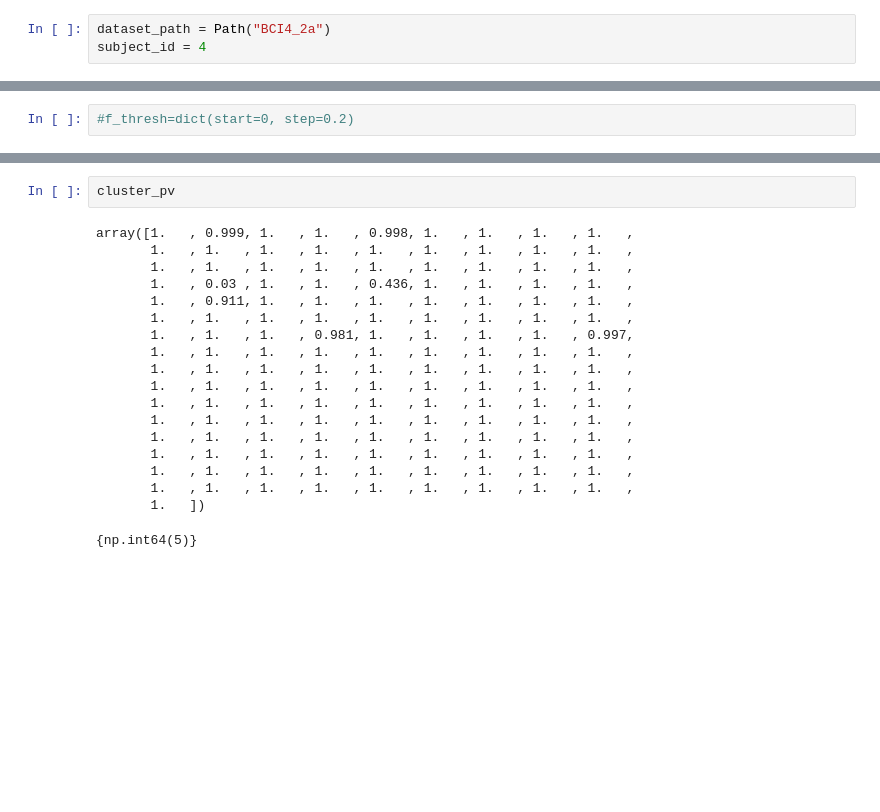
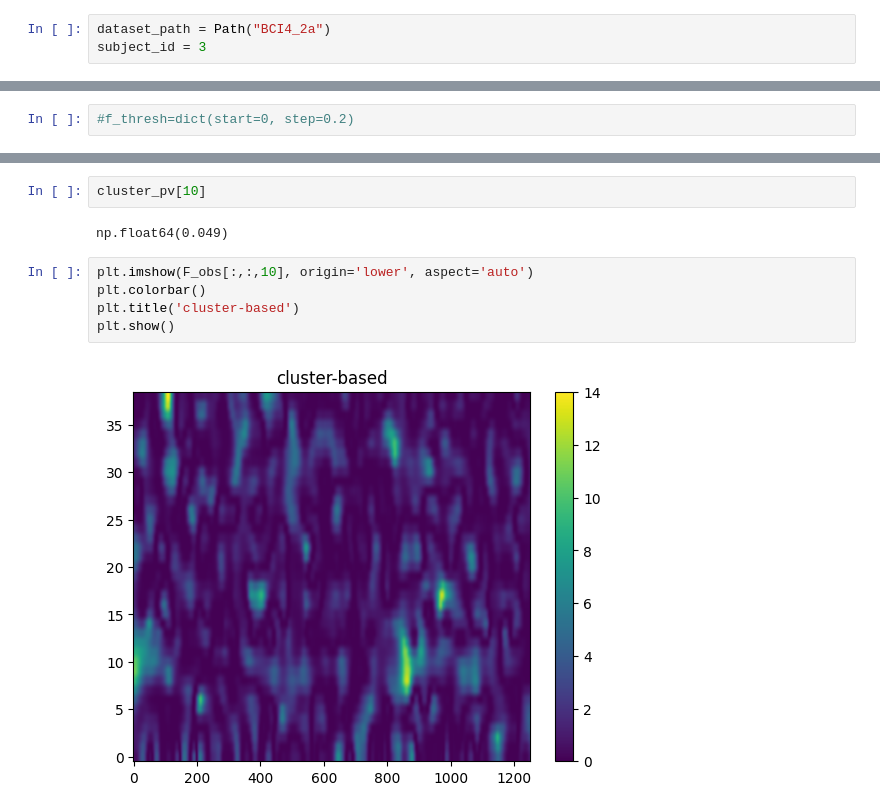
Before and after one commit to Dm1stry/Statistical_Tests, a Jupyter notebook: StatisticalTestingMorle.ipynb, the cells around one changed output, grey strips where cells are left out. Cells and saved outputs as stored; diff of their text form; blank space fills up the shorter version.

```diff
--- a/StatisticalTestingMorle.ipynb
+++ b/StatisticalTestingMorle.ipynb
@@ -9,7 +9,7 @@ from scipy.signal import resample_poly, find_peaks, welch
 from scipy.stats import gaussian_kde
 # %%
 dataset_path = Path("BCI4_2a")
-subject_id = 4
+subject_id = 3
 # %%
 def read_subject_epochs(subject_id: int, dataset_path: Path,
                         is_train: bool = True,
@@ -140,23 +160,11 @@ Found 145 clusters
 # %%
-cluster_pv
+cluster_pv[10]
 # %% [output]
-array([1.   , 0.999, 1.   , 1.   , 0.998, 1.   , 1.   , 1.   , 1.   ,
-       1.   , 1.   , 1.   , 1.   , 1.   , 1.   , 1.   , 1.   , 1.   ,
-       1.   , 1.   , 1.   , 1.   , 1.   , 1.   , 1.   , 1.   , 1.   ,
-       1.   , 0.03 , 1.   , 1.   , 0.436, 1.   , 1.   , 1.   , 1.   ,
-       1.   , 0.911, 1.   , 1.   , 1.   , 1.   , 1.   , 1.   , 1.   ,
-       1.   , 1.   , 1.   , 1.   , 1.   , 1.   , 1.   , 1.   , 1.   ,
-       1.   , 1.   , 1.   , 0.981, 1.   , 1.   , 1.   , 1.   , 0.997,
-       1.   , 1.   , 1.   , 1.   , 1.   , 1.   , 1.   , 1.   , 1.   ,
-       1.   , 1.   , 1.   , 1.   , 1.   , 1.   , 1.   , 1.   , 1.   ,
-       1.   , 1.   , 1.   , 1.   , 1.   , 1.   , 1.   , 1.   , 1.   ,
-       1.   , 1.   , 1.   , 1.   , 1.   , 1.   , 1.   , 1.   , 1.   ,
-       1.   , 1.   , 1.   , 1.   , 1.   , 1.   , 1.   , 1.   , 1.   ,
-       1.   , 1.   , 1.   , 1.   , 1.   , 1.   , 1.   , 1.   , 1.   ,
-       1.   , 1.   , 1.   , 1.   , 1.   , 1.   , 1.   , 1.   , 1.   ,
-       1.   , 1.   , 1.   , 1.   , 1.   , 1.   , 1.   , 1.   , 1.   ,
-       1.   , 1.   , 1.   , 1.   , 1.   , 1.   , 1.   , 1.   , 1.   ,
-       1.   ])
+np.float64(0.049)
 # %%
+plt.imshow(F_obs[:,:,10], origin='lower', aspect='auto')
+plt.colorbar()
+plt.title('cluster-based')
+plt.show()
 # %% [output]
-{np.int64(5)}
+[figure, added]
```
Also changed, not shown: parts of 3 cells of this notebook, 2 other files.
